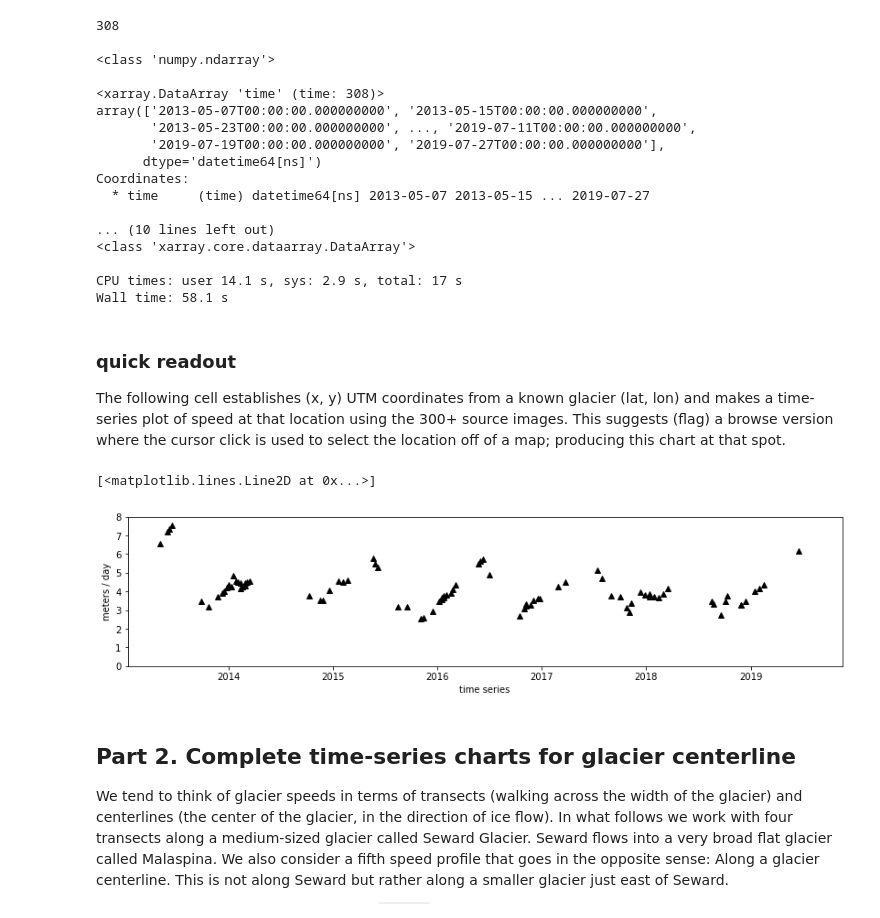
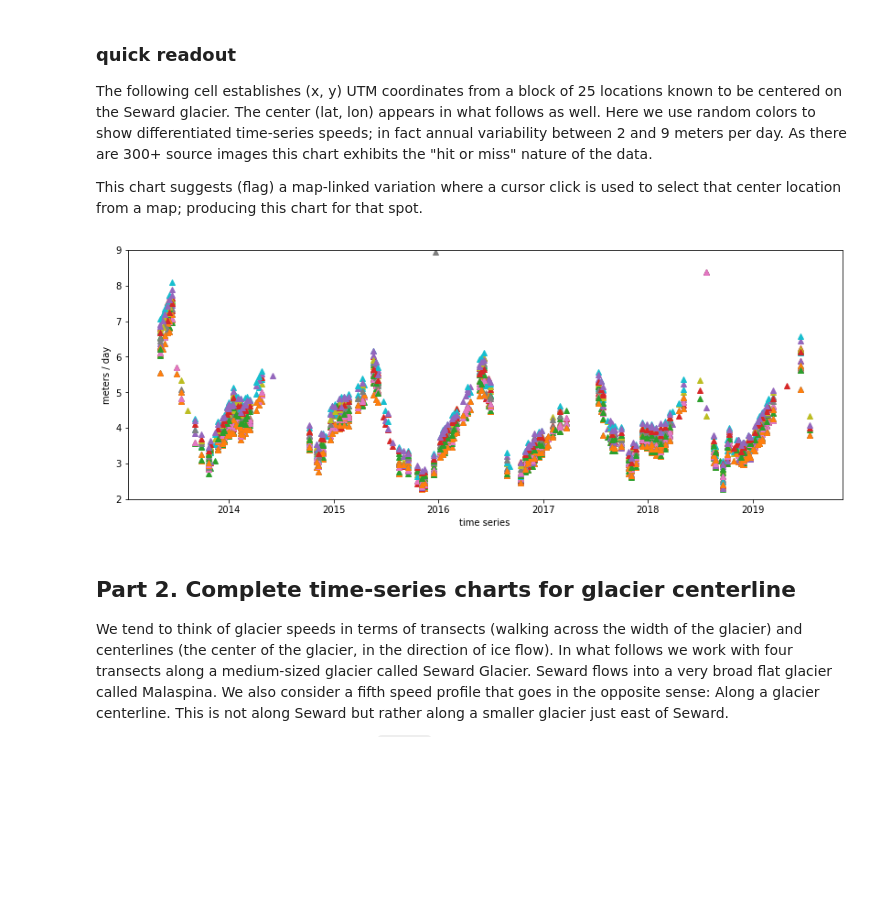
Before and after one commit to robfatland/golive, a Jupyter notebook: golive2.ipynb, the cells around one changed output. Drawn from its saved outputs; the diff is of its cells as text; code cells hidden in the pictures; blank space fills up the shorter version.

Commit message:
rob golive2

```diff
--- a/golive2.ipynb
+++ b/golive2.ipynb
@@ -223,60 +214,29 @@ Wall time: 9min 55s
-# %%
-%%time
-
-# print some views of the consolidated dataset 'm'
-print(len(m['time']), '\n')
-print(type(m['time'].values), '\n')
-print(m['time'], '\n')
-print(m['image_pair_times'], '\n')
-print(m['image_pair_times'].time.values[200], '\n')
-print(type(m['corr']), '\n')
-
-# load the two primary DataArrays into memory
-vv = m['vv_masked'].load()
-lgo = m['lgo_mask'].load()
-
-# flag should really read these in from go_speed and go_lgo.nc files
-
-# Adding a third (for example 'corr') may be too memory intensive for this container
-# corr = m['corr'].load()
-# north = m['y'].load()
-# east = m['x'].load()
-# time = m['time'].load()
-
-# This cell takes about 30 seconds
-# %% [output]
-308
-
-<class 'numpy.ndarray'>
-
-<xarray.DataArray 'time' (time: 308)>
-array(['2013-05-07T00:00:00.000000000', '2013-05-15T00:00:00.000000000',
-       '2013-05-23T00:00:00.000000000', ..., '2019-07-11T00:00:00.000000000',
-       '2019-07-19T00:00:00.000000000', '2019-07-27T00:00:00.000000000'],
-      dtype='datetime64[ns]')
-Coordinates:
-  * time     (time) datetime64[ns] 2013-05-07 2013-05-15 ... 2019-07-27
-
-... (10 lines left out)
-<class 'xarray.core.dataarray.DataArray'>
-
-CPU times: user 14.1 s, sys: 2.9 s, total: 17 s
-Wall time: 58.1 s
+# %%
+# Expedient: Load previously-saved data into vv and lgo
+if True:
+    vv=xr.open_dataarray('../data/golive_big/golive_speed.nc').load()
+    lgo=xr.open_dataarray('../data/golive_big/golive_lgo.nc').load()
 # %% [markdown]
 ### quick readout
 
-The following cell establishes (x, y) UTM coordinates from a known glacier (lat, lon) and makes a time-series
-plot of speed at that location using the 300+ source images. This suggests (flag) a browse version where the cursor
-click is used to select the location off of a map; producing this chart at that spot.
+The following cell establishes (x, y) UTM coordinates from a block of 25 locations known to be centered on
+the Seward glacier. The center (lat, lon) appears in what follows as well. Here we use random colors to
+show differentiated time-series speeds; in fact annual variability between 2 and 9 meters per day.
+As there are 300+ source images this chart exhibits the "hit or miss" nature of the data.
+
+
+This chart suggests (flag) a map-linked variation where a cursor
+click is used to select that center location from a map; producing this chart for that spot.
 # %%
-# quickly plot: glacier speed at some location over time
-utm_loc = utm.from_latlon(60.0917, -140.4500)                # returns a four-ple: [x(E), y(N), lon-band, lat-band]
-fig, axes = plt.subplots(figsize=(14,3))
-axes.set(ylim=(0., 8.), xlabel='time series', ylabel = 'meters / day')
-axes.plot(vv['time'], vv.sel(y=utm_loc[1],x=utm_loc[0],method='nearest').values, '^', color='black')
+# quick sanity-check plot: glacier speed at a block of 5 x 5 locations over time
+fig, axes = plt.subplots(figsize=(14,5))
+axes.set(ylim = (2., 9.), xlabel = 'time series', ylabel = 'meters / day')
+for latpace in range(5):
+    for lonpace in range(5):
+        utmloc         = utm.from_latlon(60.0917 + .0030*(latpace-2), -140.4500 + .0044*(lonpace-2))  # (x(E), y(N), lon-band, lat-band)
+        axes.plot(vv['time'], vv.sel(y = utmloc[1], x = utmloc[0], method = 'nearest').values, '^')
 # %% [output]
-[<matplotlib.lines.Line2D at 0x...>]
-[figure, old version]
+[figure, new version]
 # %% [markdown]
 ## Part 2. Complete time-series charts for glacier centerline
 
```
Also changed, not shown: parts of 24 cells of this notebook.
